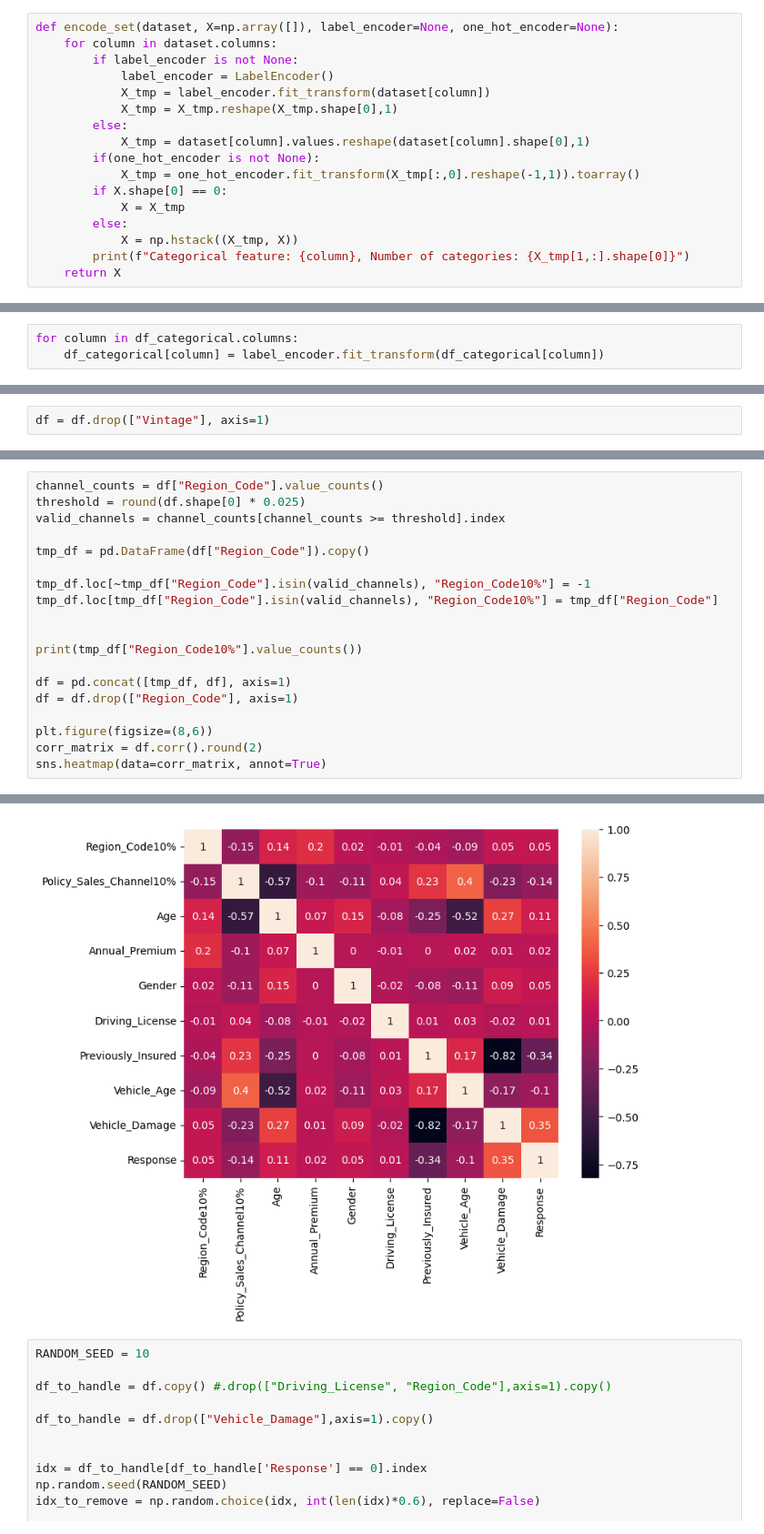
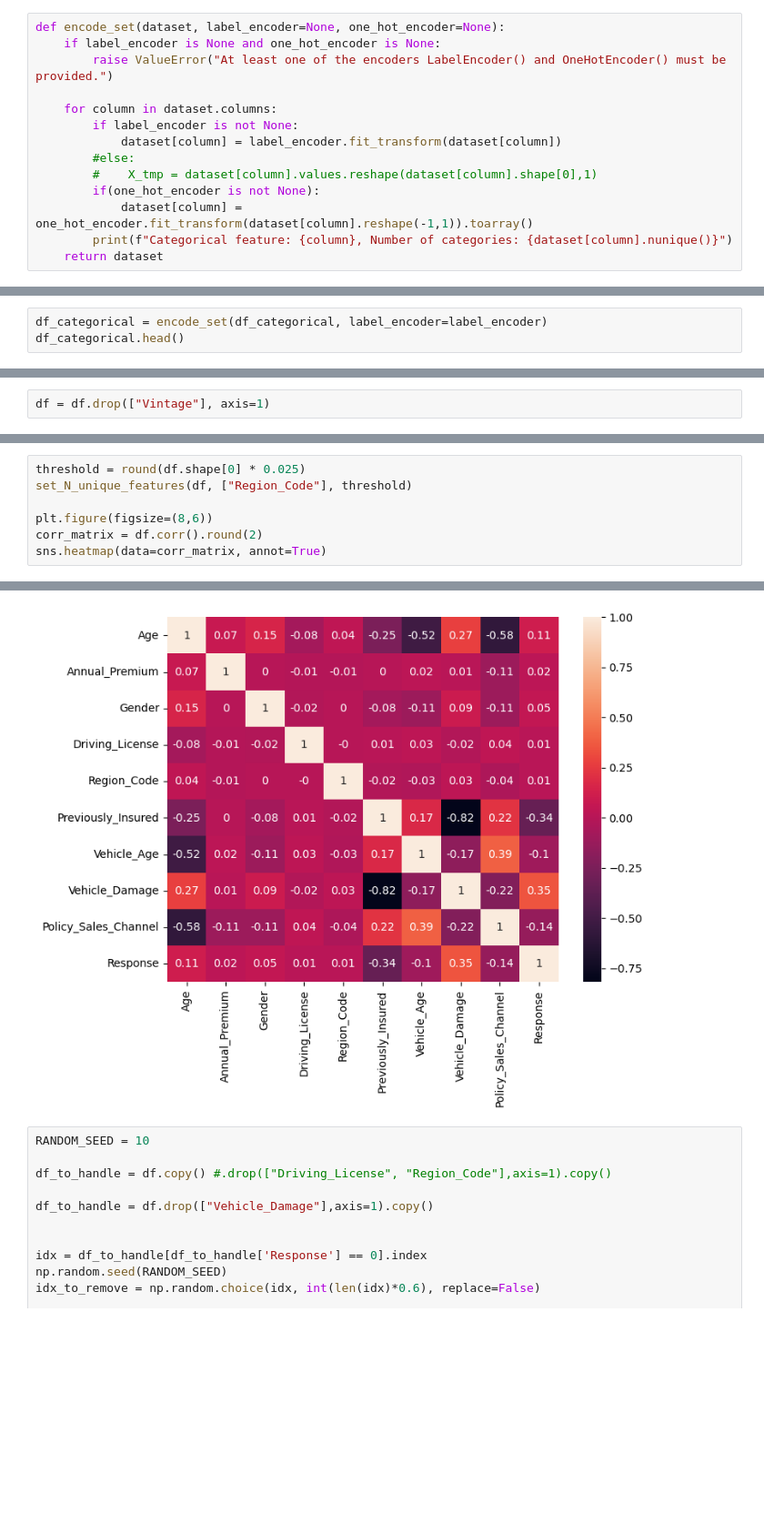
Before and after one commit to EnricoMiche1210760/Predicting_Insurance_Cross_Sell_Opportunities, a Jupyter notebook: main.ipynb, the cells around one changed output, grey strips where cells are left out. Shown at 91% size. Drawn from its saved outputs; the diff is of its cells as text; blank space fills up the shorter version.

```diff
--- a/main.ipynb
+++ b/main.ipynb
@@ -242,25 +242,22 @@ From the analysis, we can conclude that abbiamo molto lavoro da fare....
 # %% [markdown]
 # Data Preprocessing
 # %%
-def encode_set(dataset, X=np.array([]), label_encoder=None, one_hot_encoder=None):
+def encode_set(dataset, label_encoder=None, one_hot_encoder=None):
+    if label_encoder is None and one_hot_encoder is None:
+        raise ValueError("At least one of the encoders LabelEncoder() and OneHotEncoder() must be provided.")
+
     for column in dataset.columns:
         if label_encoder is not None:
-            label_encoder = LabelEncoder()
-            X_tmp = label_encoder.fit_transform(dataset[column])
-            X_tmp = X_tmp.reshape(X_tmp.shape[0],1)
-        else:
-            X_tmp = dataset[column].values.reshape(dataset[column].shape[0],1)
+            dataset[column] = label_encoder.fit_transform(dataset[column])
+        #else:
+        #    X_tmp = dataset[column].values.reshape(dataset[column].shape[0],1)
         if(one_hot_encoder is not None):
-            X_tmp = one_hot_encoder.fit_transform(X_tmp[:,0].reshape(-1,1)).toarray()
-        if X.shape[0] == 0:
-            X = X_tmp
-        else:
-            X = np.hstack((X_tmp, X))
-        print(f"Categorical feature: {column}, Number of categories: {X_tmp[1,:].shape[0]}")
-    return X
+            dataset[column] = one_hot_encoder.fit_transform(dataset[column].reshape(-1,1)).toarray()
+        print(f"Categorical feature: {column}, Number of categories: {dataset[column].nunique()}")
+    return dataset
 # %%
 label_encoder = LabelEncoder()
 one_hot_encoder = OneHotEncoder()
-# %%
-for column in df_categorical.columns:
-    df_categorical[column] = label_encoder.fit_transform(df_categorical[column])
+# %%
+df_categorical = encode_set(df_categorical, label_encoder=label_encoder)
+df_categorical.head()
@@ -343,18 +373,6 @@ Name: count, dtype: int64
 # %%
-channel_counts = df["Region_Code"].value_counts()
 threshold = round(df.shape[0] * 0.025)
-valid_channels = channel_counts[channel_counts >= threshold].index
-
-tmp_df = pd.DataFrame(df["Region_Code"]).copy()
-
-tmp_df.loc[~tmp_df["Region_Code"].isin(valid_channels), "Region_Code10%"] = -1
-tmp_df.loc[tmp_df["Region_Code"].isin(valid_channels), "Region_Code10%"] = tmp_df["Region_Code"]
-
-
-print(tmp_df["Region_Code10%"].value_counts())
-
-df = pd.concat([tmp_df, df], axis=1)
-df = df.drop(["Region_Code"], axis=1)
+set_N_unique_features(df, ["Region_Code"], threshold)
 
 plt.figure(figsize=(8,6))
 corr_matrix = df.corr().round(2)
@@ -364,15 +382,15 @@ Region_Code10%
 -1.0     155998
  28.0    106415
  8.0      33877
  46.0     19749
  41.0     18263
  15.0     13308
  30.0     12191
  29.0     11065
  50.0     10243
 Name: count, dtype: int64
 <Axes: >
-[figure, old version]
+[figure, new version]
 # %%
 RANDOM_SEED = 10
 
```
Also changed, not shown: parts of 5 cells of this notebook.
